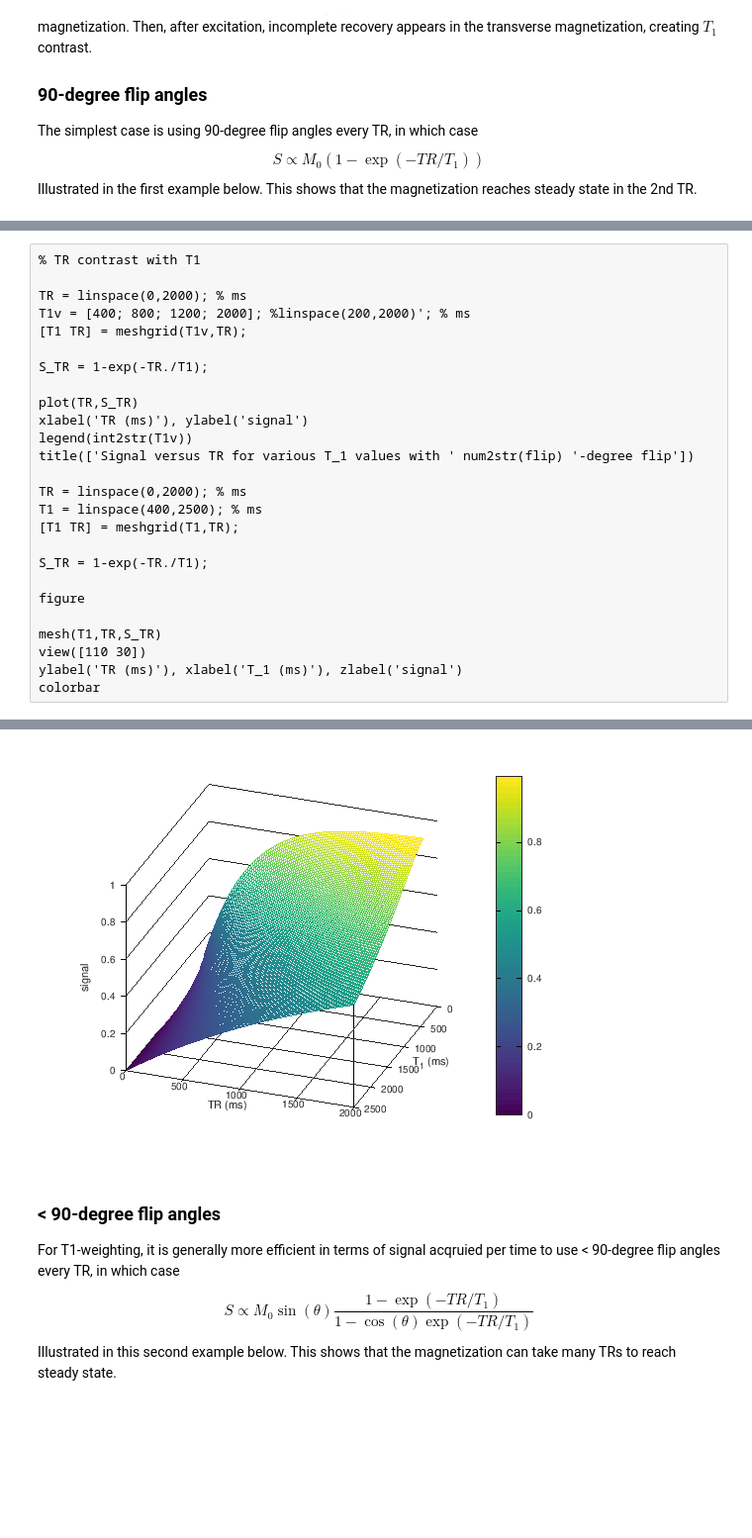
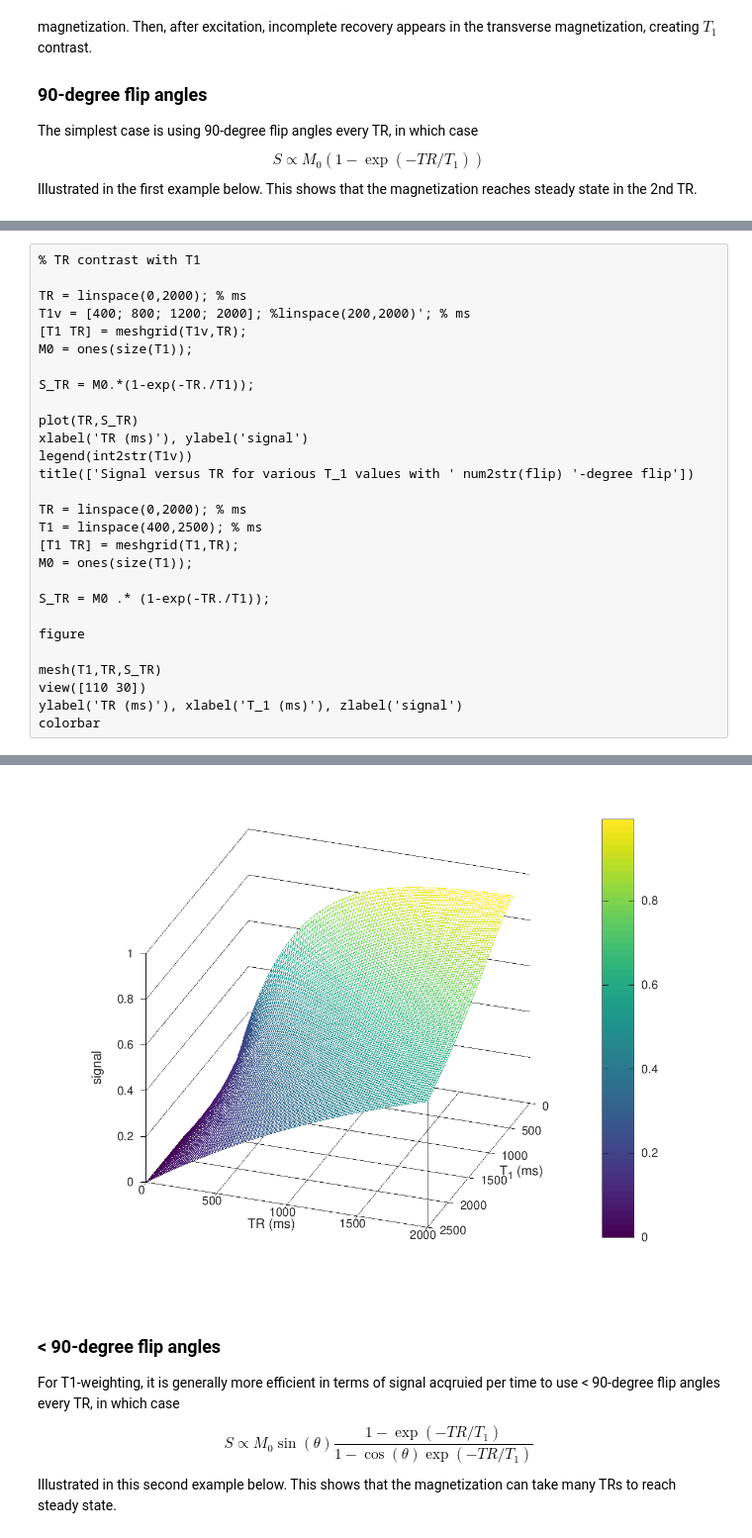
Before and after one commit to LarsonLab/MRI-education-resources, a Jupyter notebook: Notebooks/MRI Contrast.ipynb, the cells around one changed output, grey strips where cells are left out. Shown at 99% size. Saved outputs shown, nothing was run; the diff lists cells and outputs as text; blank space fills up the shorter version.

Commit message:
Added M0 and more Inversion recovery plots to MRI Contrast notebook

```diff
--- a/Notebooks/MRI Contrast.ipynb
+++ b/Notebooks/MRI Contrast.ipynb
@@ -103,32 +105,34 @@ title([num2str(flip) '-degree RF pulses applied every ' num2str(TR) ' ms'])
 # %%
 % TR contrast with T1
 
 TR = linspace(0,2000); % ms
 T1v = [400; 800; 1200; 2000]; %linspace(200,2000)'; % ms
 [T1 TR] = meshgrid(T1v,TR);
+M0 = ones(size(T1));
 
-S_TR = 1-exp(-TR./T1);
+S_TR = M0.*(1-exp(-TR./T1));
 
 plot(TR,S_TR)
 xlabel('TR (ms)'), ylabel('signal')
 legend(int2str(T1v))
 title(['Signal versus TR for various T_1 values with ' num2str(flip) '-degree flip'])
 
 TR = linspace(0,2000); % ms
 T1 = linspace(400,2500); % ms
 [T1 TR] = meshgrid(T1,TR);
+M0 = ones(size(T1));
 
-S_TR = 1-exp(-TR./T1);
+S_TR = M0 .* (1-exp(-TR./T1));
 
 figure
 
 mesh(T1,TR,S_TR)
 view([110 30])
 ylabel('TR (ms)'), xlabel('T_1 (ms)'), zlabel('signal')
 colorbar
 # %% [output]
 [figure]
-[figure, old version]
+[figure, new version]
 # %% [markdown]
 
 ### < 90-degree flip angles
```
Also changed, not shown: parts of 7 cells of this notebook.
